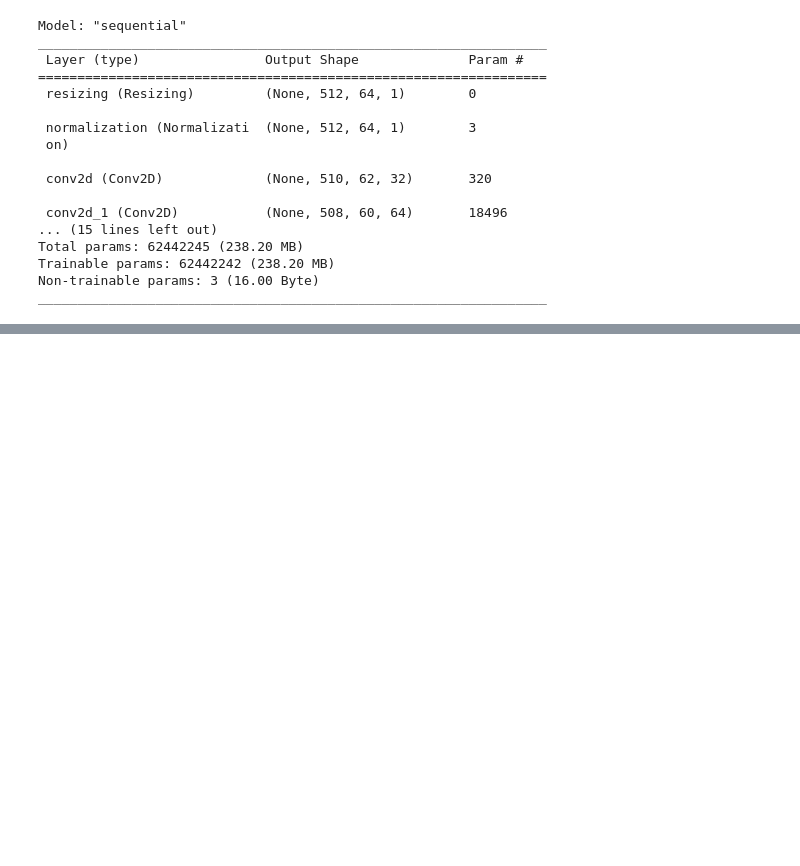
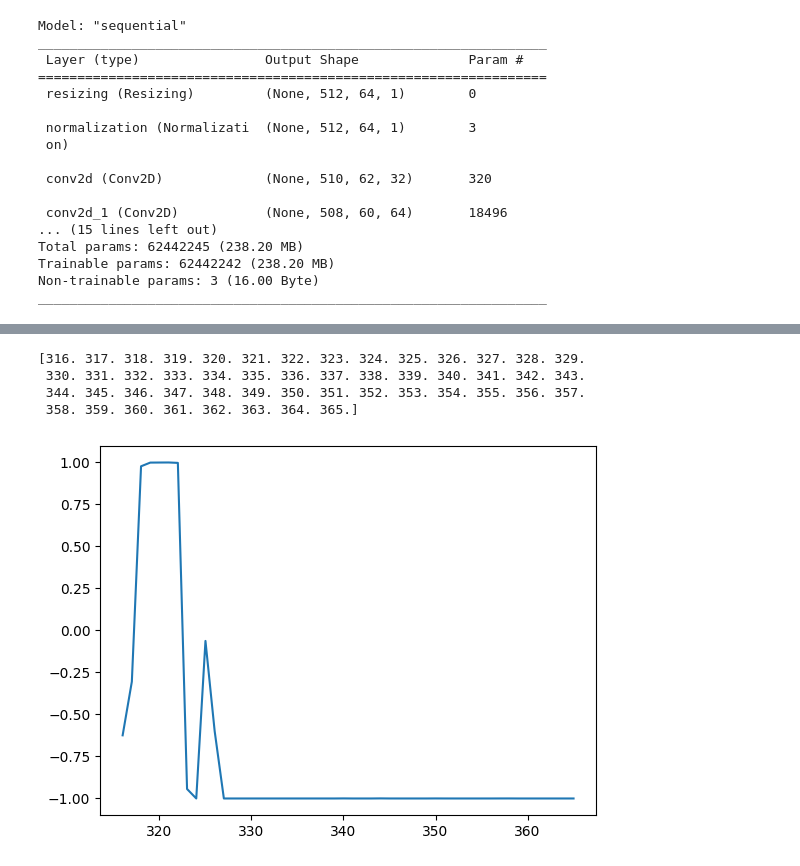
Before and after one commit to EricEricEricJin/ECE539-Group-Project, a Jupyter notebook: pred_series_mlp_preprocess.ipynb, the cells around one changed output, grey strips where cells are left out. Cells and saved outputs as stored; diff of their text form; code cells hidden in the pictures; blank space fills up the shorter version.

```diff
--- a/pred_series_mlp_preprocess.ipynb
+++ b/pred_series_mlp_preprocess.ipynb
@@ -151,0 +188,10 @@ drive.flush_and_unmount()
+# %%
+speech_example = speeches[0]
+plt.plot(speech_time, speech_example)
+print(speech_time)
+# %% [output]
+[316. 317. 318. 319. 320. 321. 322. 323. 324. 325. 326. 327. 328. 329.
+ 330. 331. 332. 333. 334. 335. 336. 337. 338. 339. 340. 341. 342. 343.
+ 344. 345. 346. 347. 348. 349. 350. 351. 352. 353. 354. 355. 356. 357.
+ 358. 359. 360. 361. 362. 363. 364. 365.]
+[figure, added]
```
Also changed, not shown: parts of 11 cells of this notebook.
